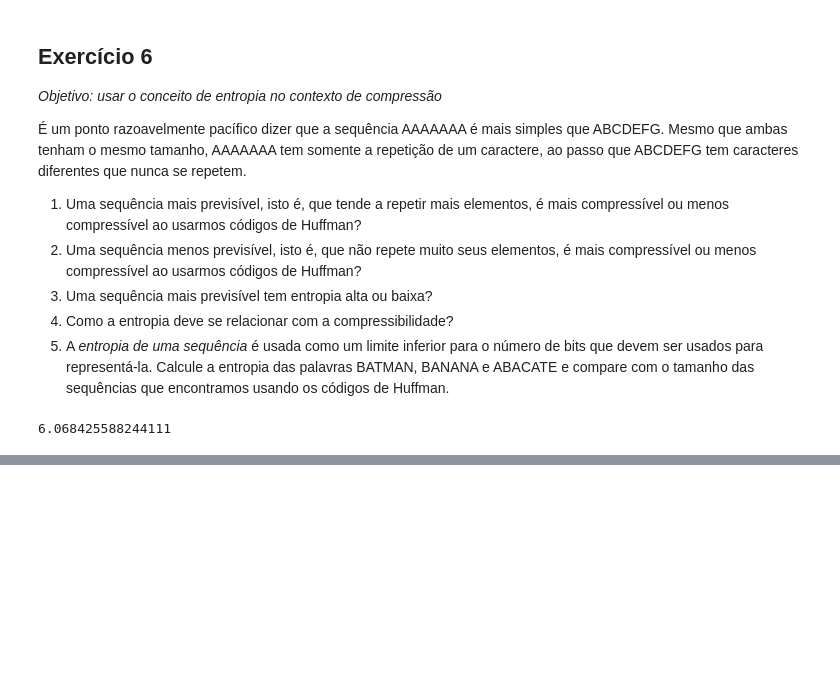
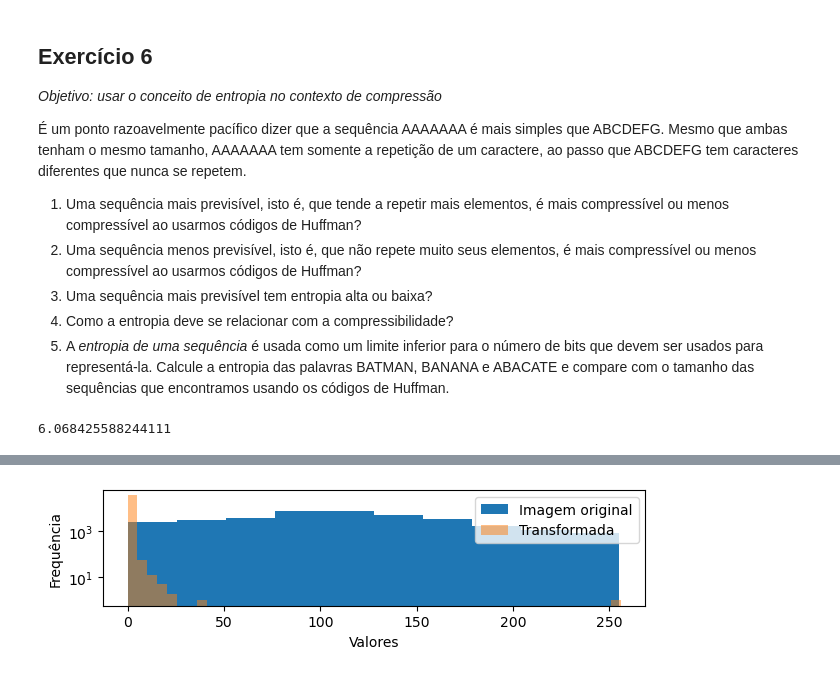
Before and after one commit to tiagoft/alglin, a Jupyter notebook: notebooks/07-compressao.ipynb, the cells around one changed output, grey strips where cells are left out. Saved outputs shown, nothing was run; the diff lists cells and outputs as text; code cells hidden in the pictures; blank space fills up the shorter version.

```diff
--- a/notebooks/07-compressao.ipynb
+++ b/notebooks/07-compressao.ipynb
@@ -155,0 +358,11 @@ E*len(palavra)
+# %%
+plt.figure(figsize=(7,1.5))
+plt.hist(A.reshape( (-1,) ), bins=10, label='Imagem original')
+plt.hist( 256*np.abs(B.reshape( (-1,) ))/np.max(np.abs(B)), bins=50, alpha=0.5, label='Transformada')
+plt.semilogy()
+plt.xlabel('Valores')
+plt.ylabel('Frequência')
+plt.legend()
+plt.show()
+# %% [output]
+[figure, added]
```
Also changed, not shown: parts of 26 cells of this notebook.
